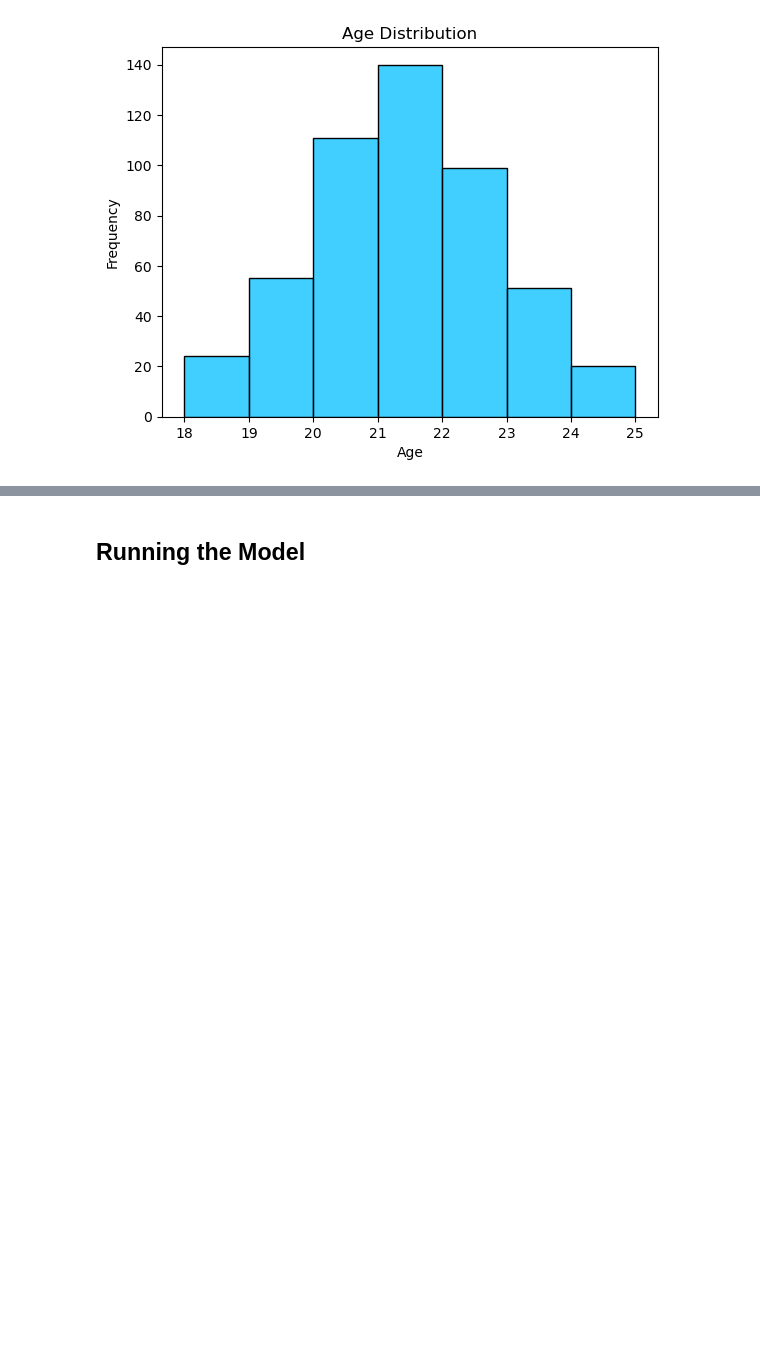
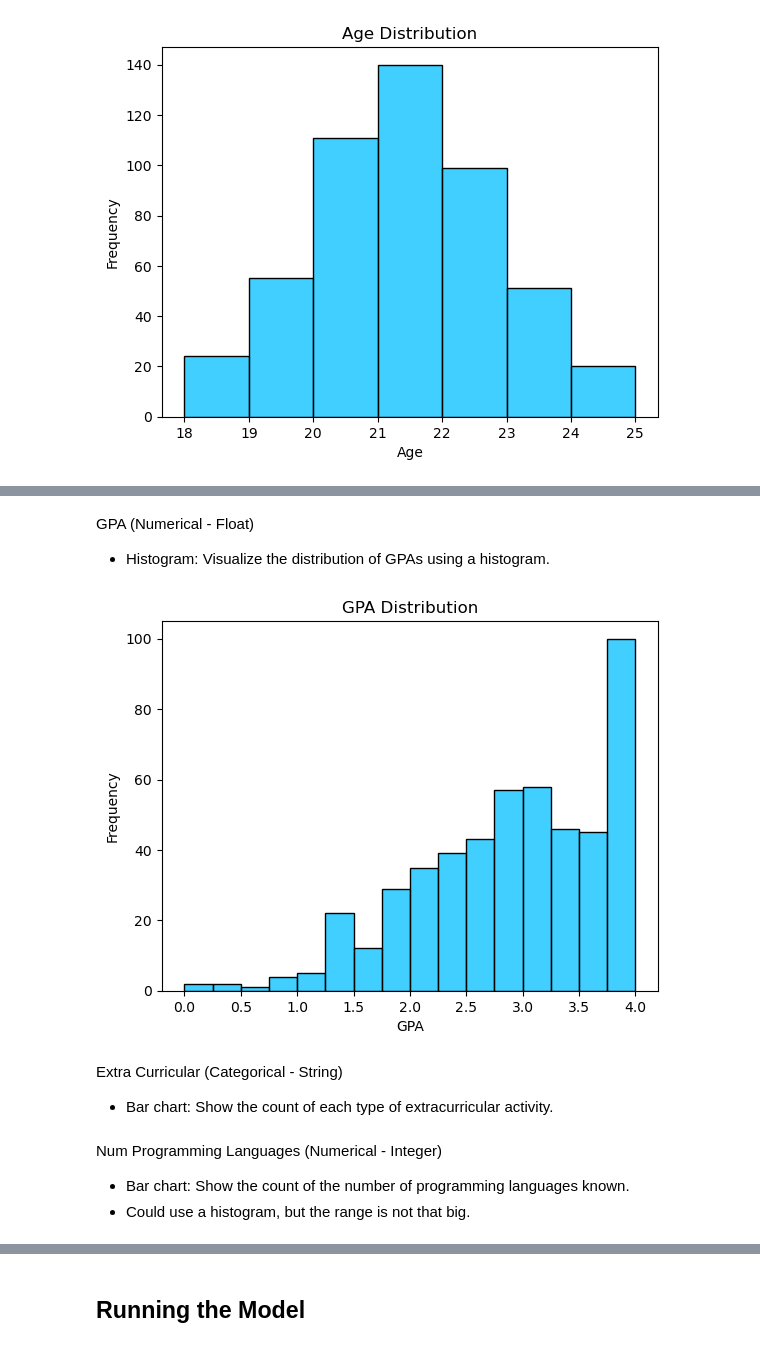
Before and after one commit to CMU-17313Q/fall23-nodebb-just-relax-2, a Jupyter notebook: career-model/model-evaluation.ipynb, the cells around one changed output, grey strips where cells are left out. Drawn from its saved outputs; the diff is of its cells as text; code cells hidden in the pictures; blank space fills up the shorter version.

```diff
--- a/career-model/model-evaluation.ipynb
+++ b/career-model/model-evaluation.ipynb
@@ -228,0 +242,14 @@ plt.show()
+# %% [markdown]
+GPA (Numerical - Float)
+- Histogram: Visualize the distribution of GPAs using a histogram.
+# %%
+sns.histplot(test_df["GPA"], bins=16, color="deepskyblue")
+plt.xlabel("GPA")
+plt.ylabel("Frequency")
+plt.title("GPA Distribution")
+plt.show()
+# %% [output]
+[figure, added]
+# %% [markdown]
+Extra Curricular (Categorical - String)
+- Bar chart: Show the count of each type of extracurricular activity.
@@ -228,0 +282,4 @@ plt.show()
+# %% [markdown]
+Num Programming Languages (Numerical - Integer)
+- Bar chart: Show the count of the number of programming languages known.
+- Could use a histogram, but the range is not that big.
```
Also changed, not shown: parts of 9 cells of this notebook.
